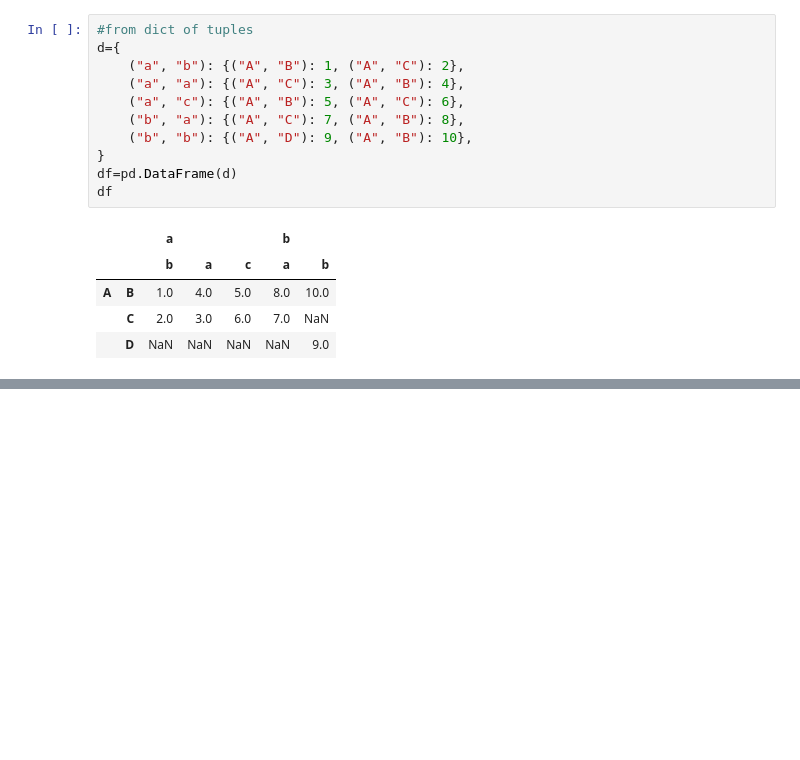
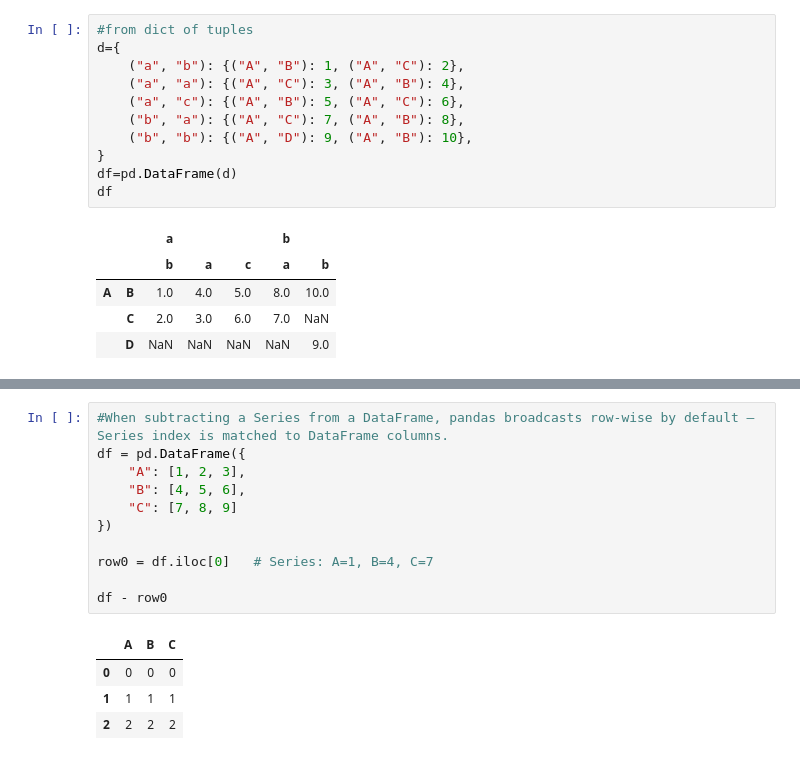
Before and after one commit to srikanthravipati27/ml, a Jupyter notebook: l_pandas.ipynb, the cells around one changed output, grey strips where cells are left out. Saved outputs shown, nothing was run; the diff lists cells and outputs as text; blank space fills up the shorter version.

```diff
--- a/l_pandas.ipynb
+++ b/l_pandas.ipynb
@@ -118,0 +232,16 @@ df
+# %%
+#When subtracting a Series from a DataFrame, pandas broadcasts row-wise by default — Series index is matched to DataFrame columns.
+df = pd.DataFrame({
+    "A": [1, 2, 3],
+    "B": [4, 5, 6],
+    "C": [7, 8, 9]
+})
+
+row0 = df.iloc[0]   # Series: A=1, B=4, C=7
+
+df - row0
+# %% [output]
+|  | A | B | C |
+| 0 | 0 | 0 | 0 |
+| 1 | 1 | 1 | 1 |
+| 2 | 2 | 2 | 2 |
```
Also changed, not shown: parts of 14 cells of this notebook.
